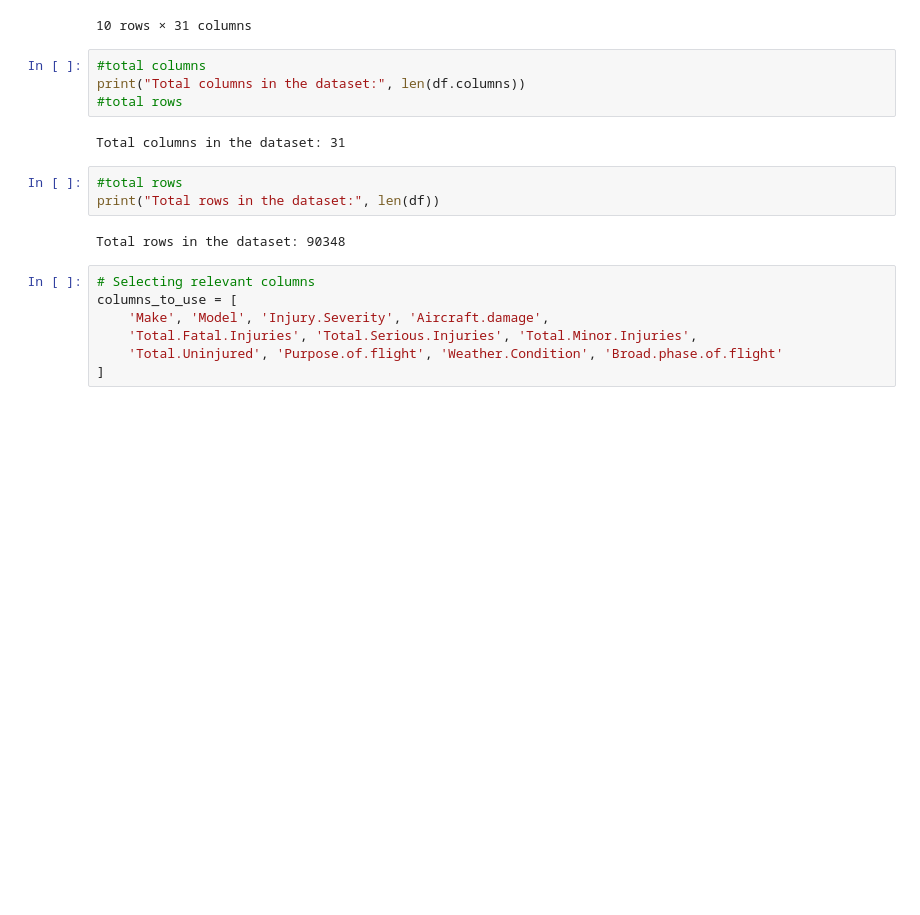
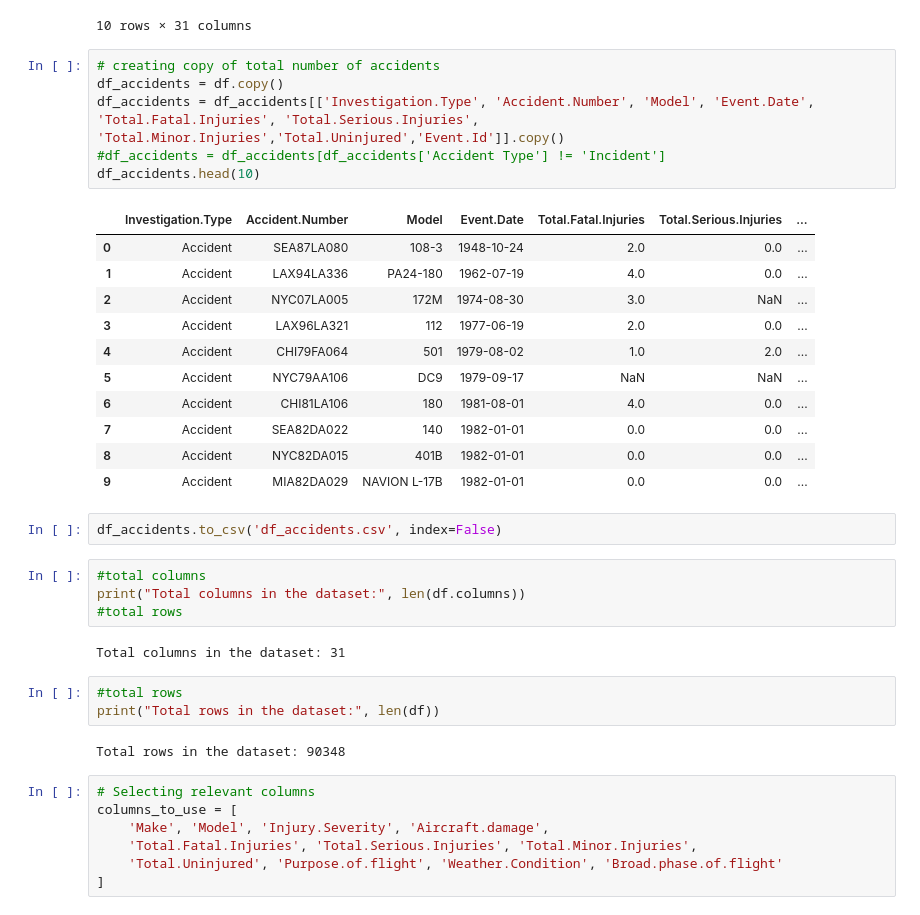
Before and after one commit to jodida01/dsc-phase-1-project-v3, a Jupyter notebook: student.ipynb, the cells around one changed output. Saved outputs shown, nothing was run; the diff lists cells and outputs as text; blank space fills up the shorter version.

```diff
--- a/student.ipynb
+++ b/student.ipynb
@@ -95,6 +95,26 @@ df.head(10)
 | 8 | 20020909X01561 | Accident | NYC82DA015 | 1982-01-01 | EAST HANOVER, NJ | United States | NaN | NaN | ... |
 | 9 | 20020909X01560 | Accident | MIA82DA029 | 1982-01-01 | JACKSONVILLE, FL | United States | NaN | NaN | ... |
 10 rows × 31 columns
+# %%
+# creating copy of total number of accidents
+df_accidents = df.copy()
+df_accidents = df_accidents[['Investigation.Type', 'Accident.Number', 'Model', 'Event.Date', 'Total.Fatal.Injuries', 'Total.Serious.Injuries', 'Total.Minor.Injuries','Total.Uninjured','Event.Id']].copy()
+#df_accidents = df_accidents[df_accidents['Accident Type'] != 'Incident']
+df_accidents.head(10)
+# %% [output]
+|  | Investigation.Type | Accident.Number | Model | Event.Date | Total.Fatal.Injuries | Total.Serious.Injuries | ... |
+| 0 | Accident | SEA87LA080 | 108-3 | 1948-10-24 | 2.0 | 0.0 | ... |
+| 1 | Accident | LAX94LA336 | PA24-180 | 1962-07-19 | 4.0 | 0.0 | ... |
+| 2 | Accident | NYC07LA005 | 172M | 1974-08-30 | 3.0 | NaN | ... |
+| 3 | Accident | LAX96LA321 | 112 | 1977-06-19 | 2.0 | 0.0 | ... |
+| 4 | Accident | CHI79FA064 | 501 | 1979-08-02 | 1.0 | 2.0 | ... |
+| 5 | Accident | NYC79AA106 | DC9 | 1979-09-17 | NaN | NaN | ... |
+| 6 | Accident | CHI81LA106 | 180 | 1981-08-01 | 4.0 | 0.0 | ... |
+| 7 | Accident | SEA82DA022 | 140 | 1982-01-01 | 0.0 | 0.0 | ... |
+| 8 | Accident | NYC82DA015 | 401B | 1982-01-01 | 0.0 | 0.0 | ... |
+| 9 | Accident | MIA82DA029 | NAVION L-17B | 1982-01-01 | 0.0 | 0.0 | ... |
+# %%
+df_accidents.to_csv('df_accidents.csv', index=False)
 # %%
 #total columns
 print("Total columns in the dataset:", len(df.columns))
```
Also changed, not shown: parts of 7 cells of this notebook, 7 other files.
